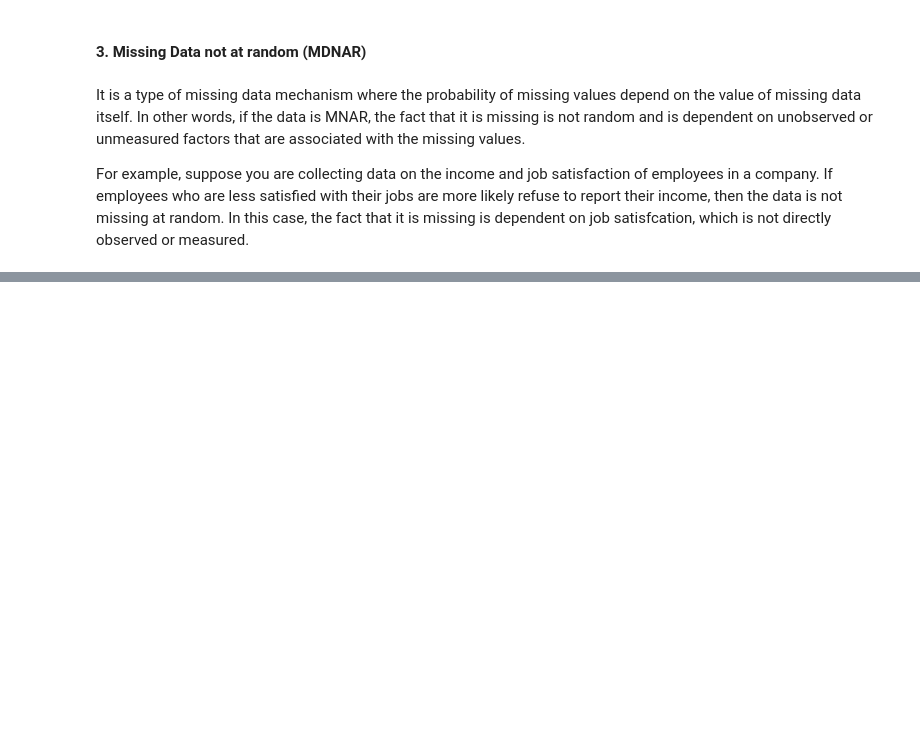
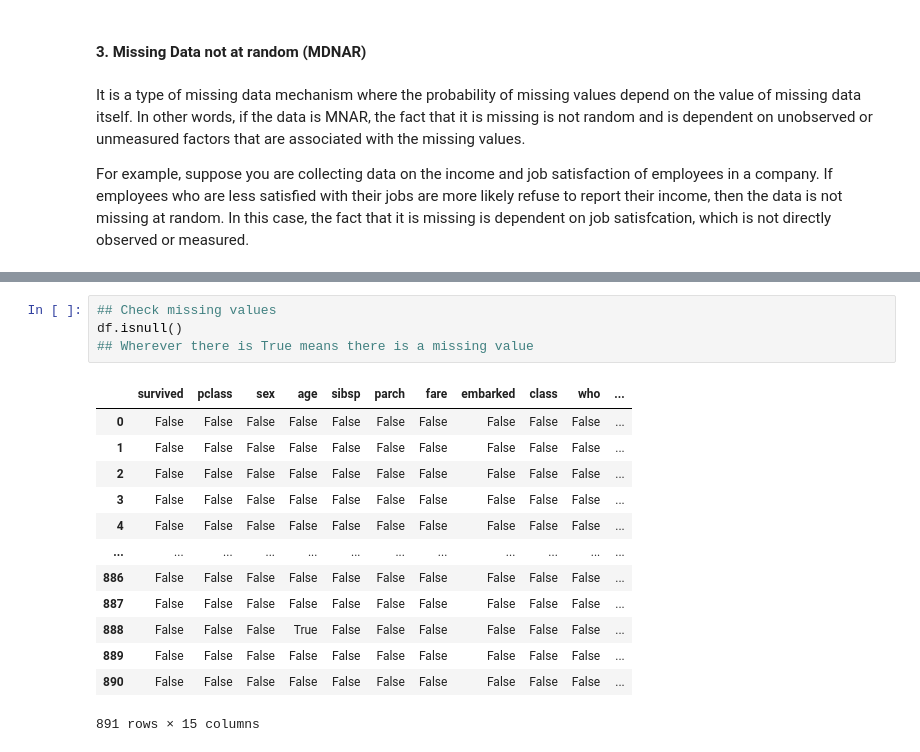
Before and after one commit to Krish-tech-007/Feature-Engineering, a Jupyter notebook: 1.0 - Handling Missing Values.ipynb, the cells around one changed output, grey strips where cells are left out. Cells and saved outputs as stored; diff of their text form; blank space fills up the shorter version.

```diff
--- a/1.0 - Handling Missing Values.ipynb
+++ b/1.0 - Handling Missing Values.ipynb
@@ -26,0 +42,18 @@ For example, suppose you are collecting data on the income and job satisfaction
+# %%
+## Check missing values
+df.isnull()
+## Wherever there is True means there is a missing value
+# %% [output]
+|  | survived | pclass | sex | age | sibsp | parch | fare | embarked | class | who | ... |
+| 0 | False | False | False | False | False | False | False | False | False | False | ... |
+| 1 | False | False | False | False | False | False | False | False | False | False | ... |
+| 2 | False | False | False | False | False | False | False | False | False | False | ... |
+| 3 | False | False | False | False | False | False | False | False | False | False | ... |
+| 4 | False | False | False | False | False | False | False | False | False | False | ... |
+| ... | ... | ... | ... | ... | ... | ... | ... | ... | ... | ... | ... |
+| 886 | False | False | False | False | False | False | False | False | False | False | ... |
+| 887 | False | False | False | False | False | False | False | False | False | False | ... |
+| 888 | False | False | False | True | False | False | False | False | False | False | ... |
+| 889 | False | False | False | False | False | False | False | False | False | False | ... |
+| 890 | False | False | False | False | False | False | False | False | False | False | ... |
+891 rows × 15 columns
```
Also changed, not shown: parts of 20 cells of this notebook.
